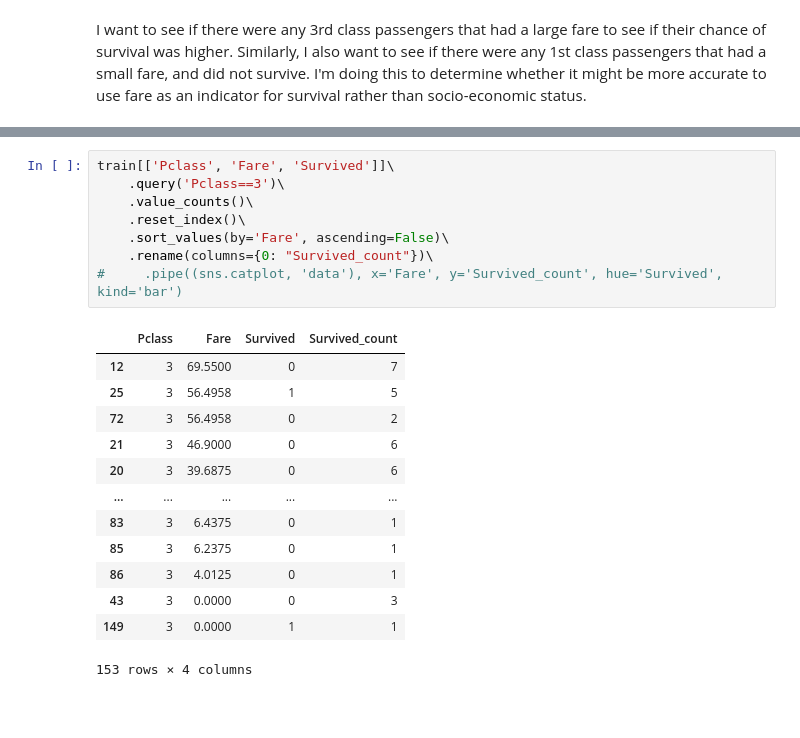
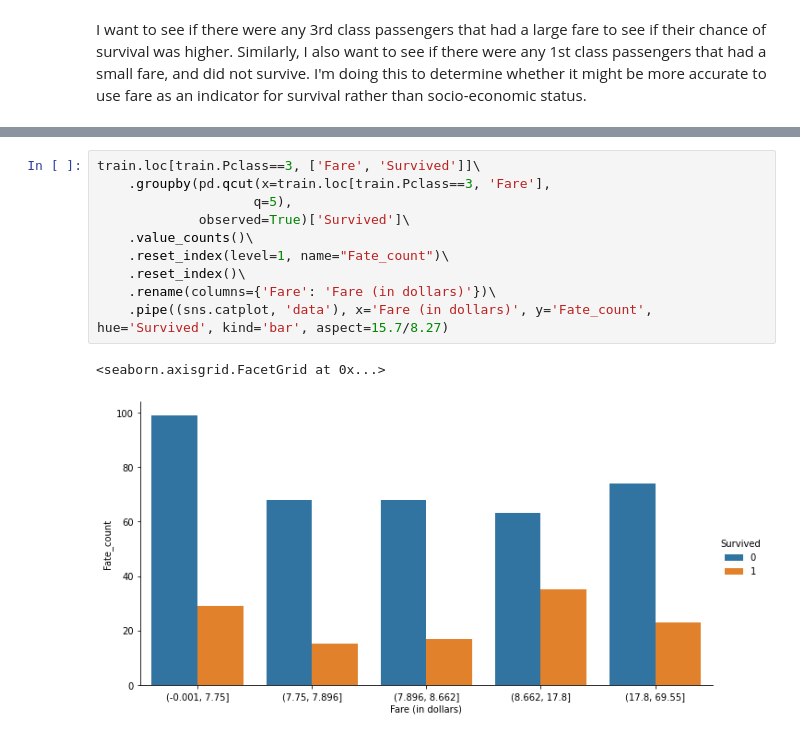
Before and after one commit to djm160830/kaggle-notebooks, a Jupyter notebook: titanic-submission.ipynb, the cells around one changed output, grey strips where cells are left out. Cells and saved outputs as stored; diff of their text form; blank space fills up the shorter version.

Commit message:
Visualize fare-survival distribution

```diff
--- a/titanic-submission.ipynb
+++ b/titanic-submission.ipynb
@@ -175,22 +189,13 @@ I want to see if there were any 3rd class passengers that had a large fare to se
 # %%
-train[['Pclass', 'Fare', 'Survived']]\
-    .query('Pclass==3')\
+train.loc[train.Pclass==3, ['Fare', 'Survived']]\
+    .groupby(pd.qcut(x=train.loc[train.Pclass==3, 'Fare'],
+                    q=5),
+             observed=True)['Survived']\
     .value_counts()\
+    .reset_index(level=1, name="Fate_count")\
     .reset_index()\
-    .sort_values(by='Fare', ascending=False)\
-    .rename(columns={0: "Survived_count"})\
-#     .pipe((sns.catplot, 'data'), x='Fare', y='Survived_count', hue='Survived', kind='bar')
+    .rename(columns={'Fare': 'Fare (in dollars)'})\
+    .pipe((sns.catplot, 'data'), x='Fare (in dollars)', y='Fate_count', hue='Survived', kind='bar', aspect=15.7/8.27)
 # %% [output]
-|  | Pclass | Fare | Survived | Survived_count |
-| 12 | 3 | 69.5500 | 0 | 7 |
-| 25 | 3 | 56.4958 | 1 | 5 |
-| 72 | 3 | 56.4958 | 0 | 2 |
-| 21 | 3 | 46.9000 | 0 | 6 |
-| 20 | 3 | 39.6875 | 0 | 6 |
-| ... | ... | ... | ... | ... |
-| 83 | 3 | 6.4375 | 0 | 1 |
-| 85 | 3 | 6.2375 | 0 | 1 |
-| 86 | 3 | 4.0125 | 0 | 1 |
-| 43 | 3 | 0.0000 | 0 | 3 |
-| 149 | 3 | 0.0000 | 1 | 1 |
-153 rows × 4 columns
+<seaborn.axisgrid.FacetGrid at 0x...>
+[figure, added]
```
Also changed, not shown: parts of 3 cells of this notebook.
